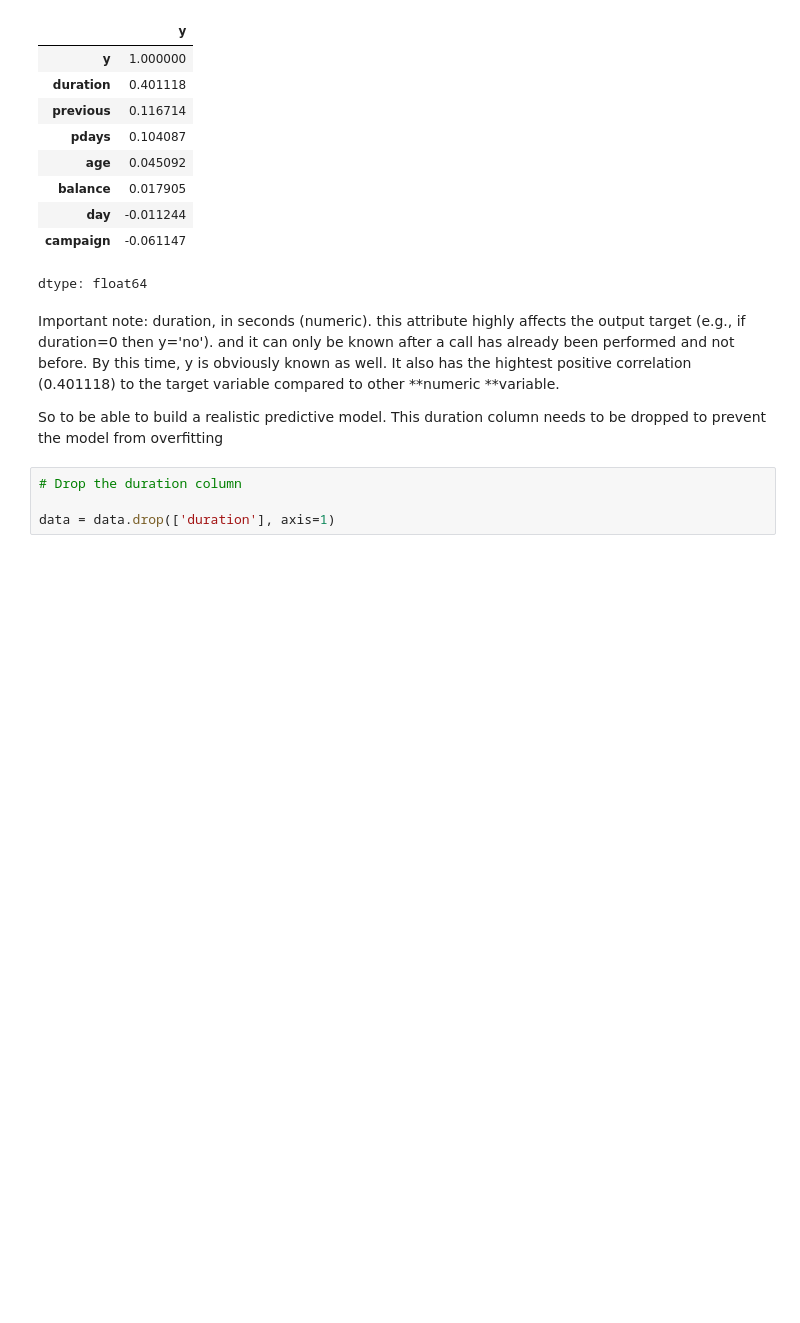
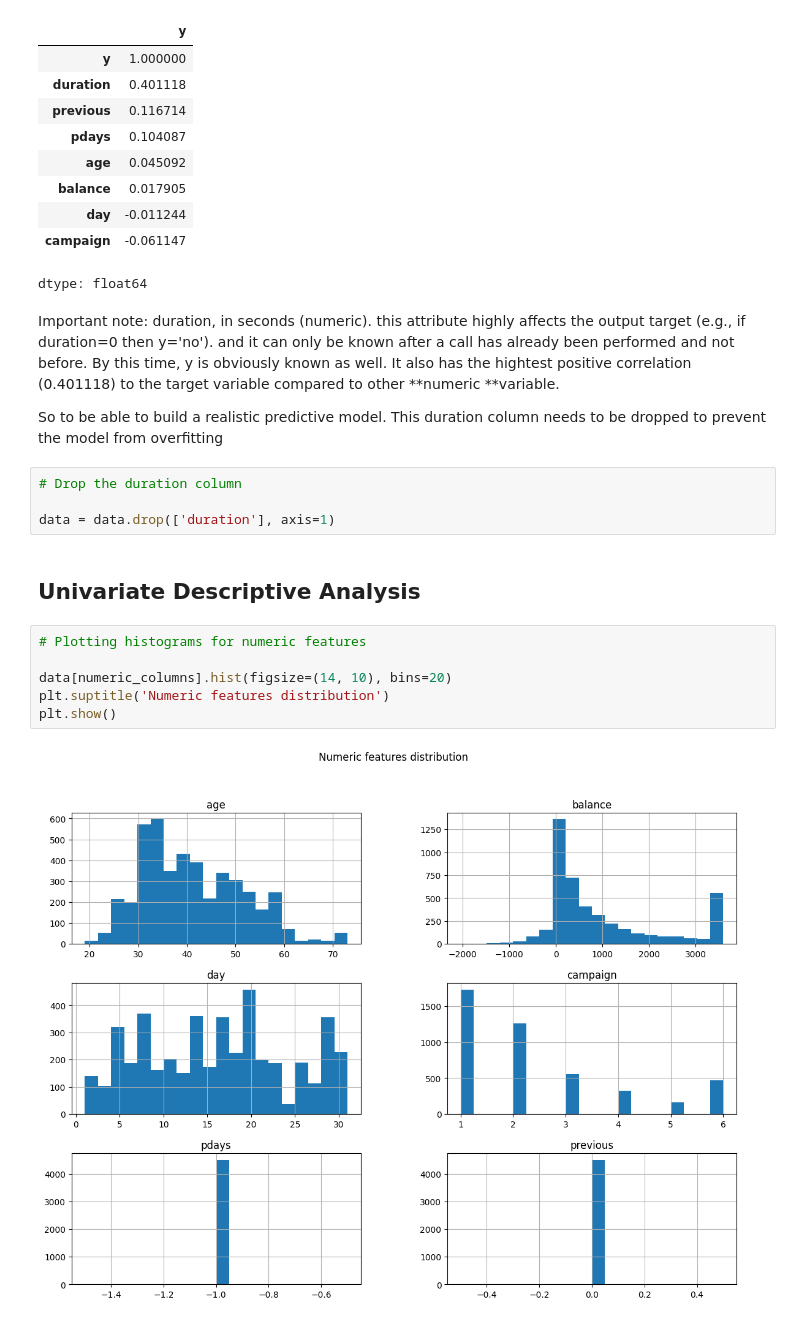
Before and after one commit to Fatai-soliu/bank-telemarketing, a Jupyter notebook: Bank_Marketing.ipynb, the cells around one changed output. Drawn from its saved outputs; the diff is of its cells as text; blank space fills up the shorter version.

```diff
--- a/Bank_Marketing.ipynb
+++ b/Bank_Marketing.ipynb
@@ -186,4 +263,14 @@ So to be able to build a realistic predictive model. This duration column needs
 # Drop the duration column
 
 data = data.drop(['duration'], axis=1)
+# %% [markdown]
+## Univariate Descriptive Analysis
+# %%
+# Plotting histograms for numeric features
+
+data[numeric_columns].hist(figsize=(14, 10), bins=20)
+plt.suptitle('Numeric features distribution')
+plt.show()
+# %% [output]
+[figure, added]
 # %%
```
Also changed, not shown: parts of 13 cells of this notebook.
